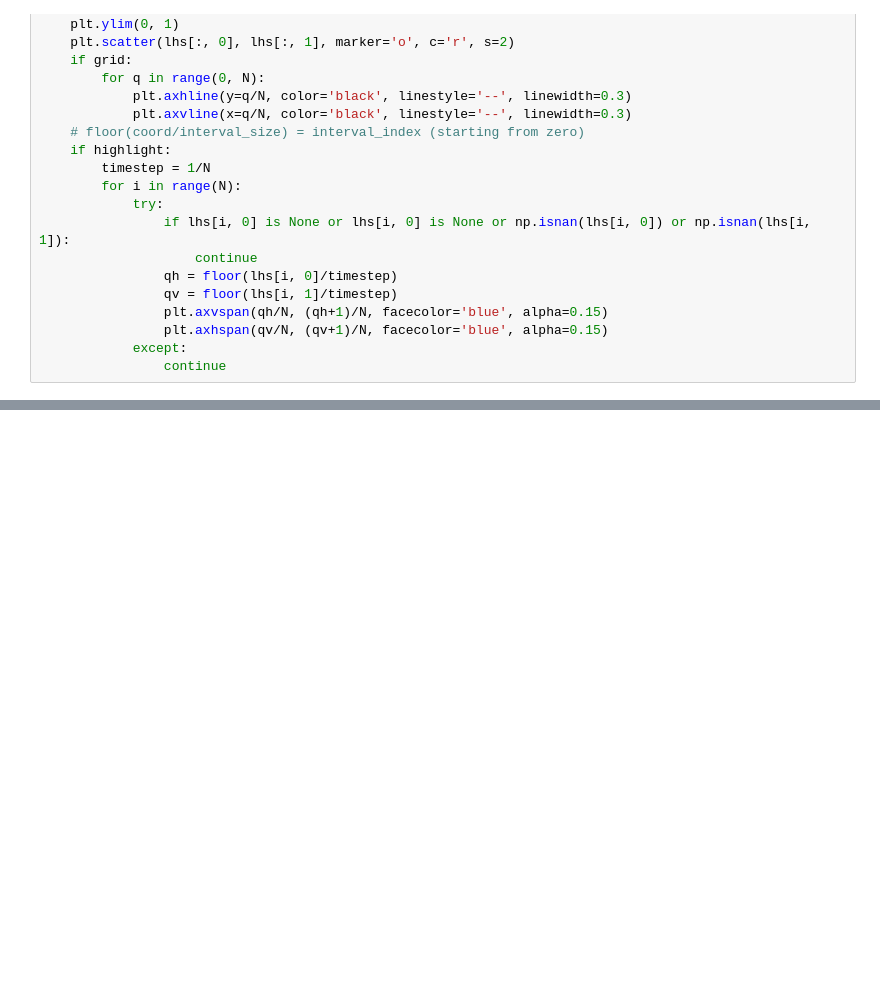
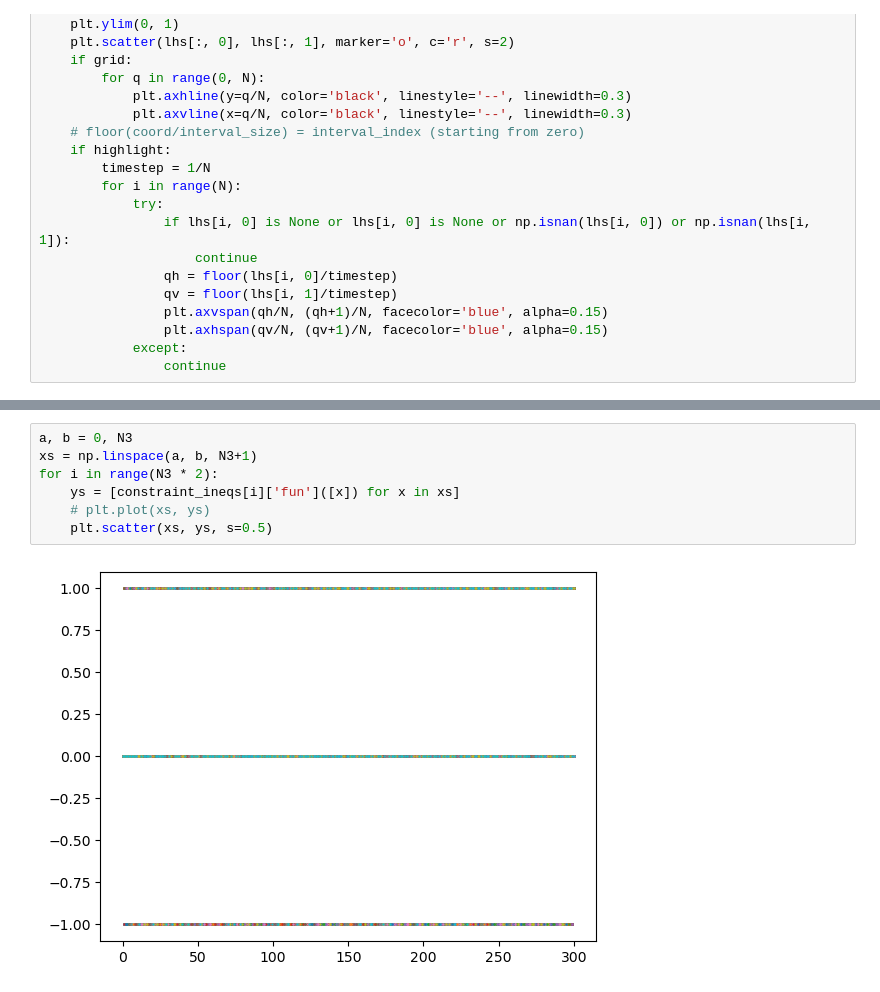
Before and after one commit to alecrespi/latinexpansion, a Jupyter notebook: eLHS.ipynb, the cells around one changed output, grey strips where cells are left out. Cells and saved outputs as stored; diff of their text form; blank space fills up the shorter version.

```diff
--- a/eLHS.ipynb
+++ b/eLHS.ipynb
@@ -158,0 +261,9 @@ plotLHS(fss2, True, True)
+# %%
+a, b = 0, N3
+xs = np.linspace(a, b, N3+1)
+for i in range(N3 * 2):
+    ys = [constraint_ineqs[i]['fun']([x]) for x in xs]
+    # plt.plot(xs, ys)
+    plt.scatter(xs, ys, s=0.5)
+# %% [output]
+[figure, added]
```
Also changed, not shown: parts of 17 cells of this notebook.
